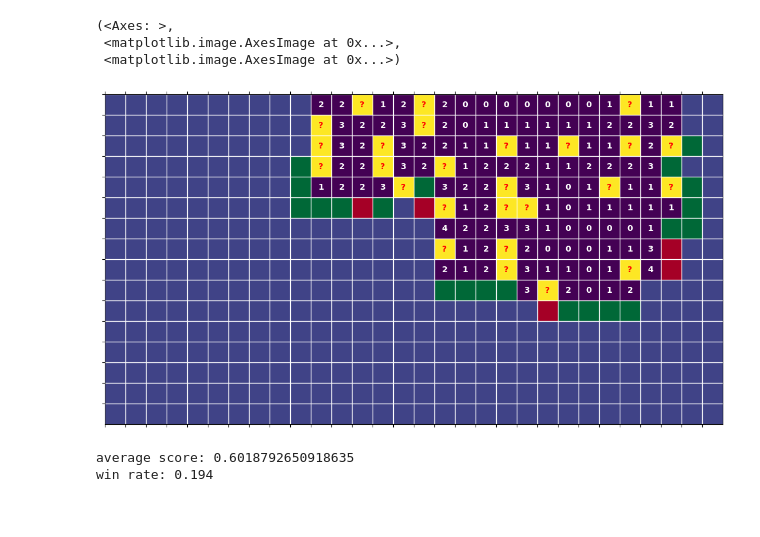
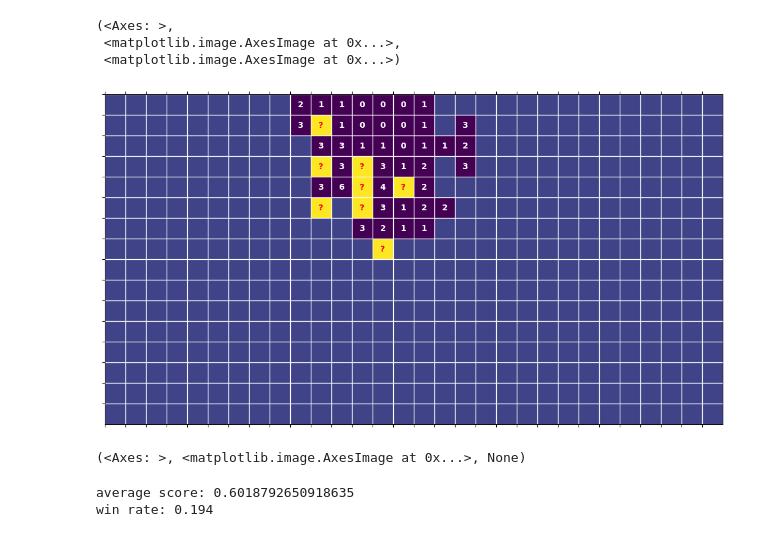
Before and after one commit to ClaudioPaterniti/MineSweeperLearning, a Jupyter notebook: test.ipynb, the cells around one changed output. Cells and saved outputs as stored; diff of their text form; code cells hidden in the pictures.

```diff
--- a/test.ipynb
+++ b/test.ipynb
@@ -74,10 +83,13 @@ g.pyplot_game(0, mine_probs=p[0], highlighted='losing', print_zeros=False)
 # %%
 g = Game(16, 30, 99, 1)
+# g.random_open(0.1)
+# g.random_flags(0.4)
 g.open_zero()
-player.play(g, 10)
-player.plot_moves(g)
+player.play(g)
+g.pyplot_game(0)
 # %% [output]
-[figure, old version]
+[figure, new version]
+(<Axes: >, <matplotlib.image.AxesImage at 0x...>, None)
 # %%
 games = Game(16, 30, 99, 500)
 games.open_zero()
```
Also changed, not shown: parts of 4 cells of this notebook, 6 other files.
